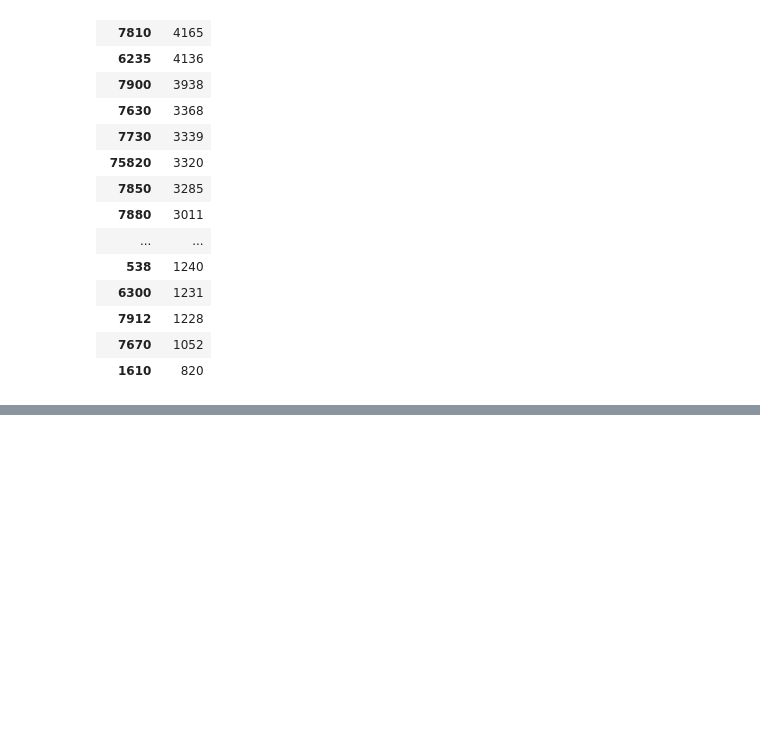
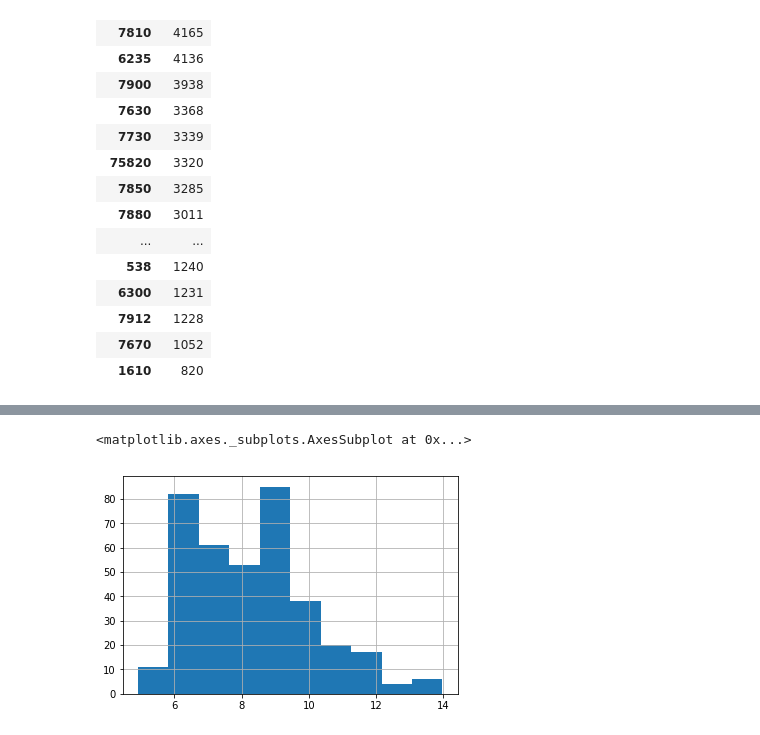
Before and after one commit to 350Seattle-Transportation-Team/gtfs-realtime, a Jupyter notebook: 03_e_segment_analysis.ipynb, the cells around one changed output, grey strips where cells are left out. Saved outputs shown, nothing was run; the diff lists cells and outputs as text; code cells hidden in the pictures; blank space fills up the shorter version.

```diff
--- a/03_e_segment_analysis.ipynb
+++ b/03_e_segment_analysis.ipynb
@@ -139,0 +186,7 @@ segment_gdf.groupby('trip_id').
+# %%
+# plot of weekday rush-hour (4pm-7pm) between denny/aurora
+weekday = collapsed[(collapsed.weekday < 6) & (collapsed.hour > 16) & (collapsed.hour < 19)]
+weekday['timedelta_mins'].hist()
+# %% [output]
+<matplotlib.axes._subplots.AxesSubplot at 0x...>
+[figure, added]
```
Also changed, not shown: parts of 12 cells of this notebook, 2 other files.
